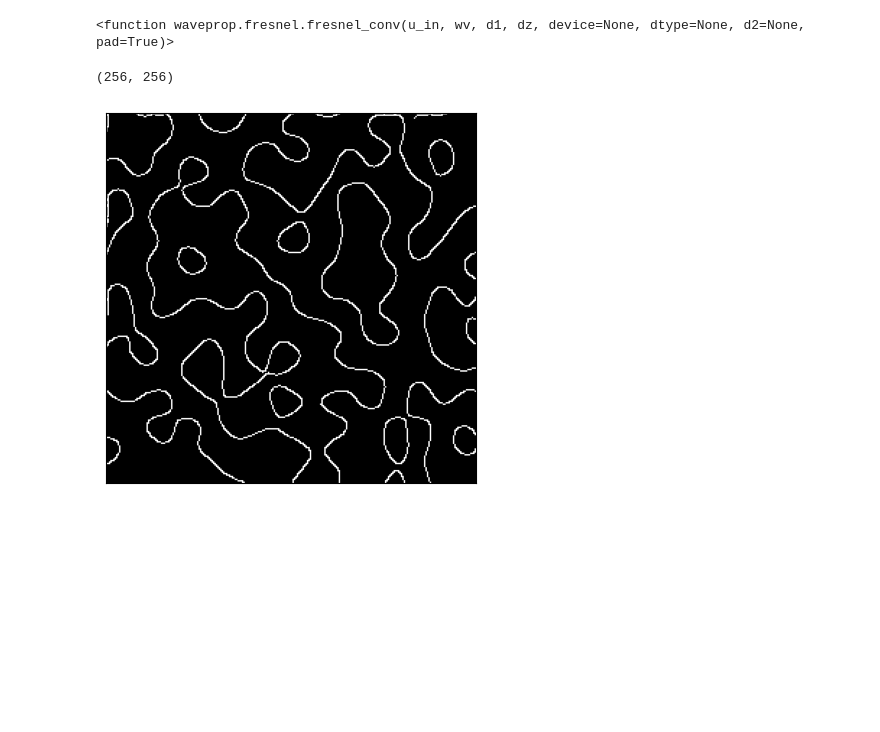
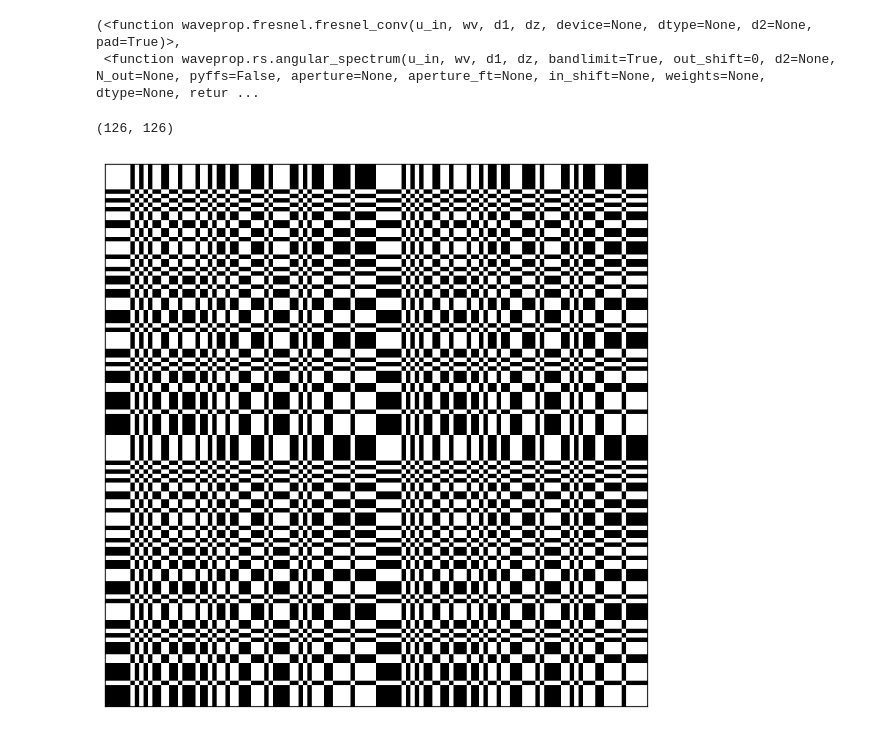
Before and after one commit to LCAV/LenslessPiCam, a Jupyter notebook: masks/mask_class/iterative_phase_retrieval.ipynb, the cells around one changed output. Saved outputs shown, nothing was run; the diff lists cells and outputs as text; code cells hidden in the pictures; blank space fills up the shorter version.

```diff
--- a/masks/mask_class/iterative_phase_retrieval.ipynb
+++ b/masks/mask_class/iterative_phase_retrieval.ipynb
@@ -3,16 +3,19 @@ import numpy as np
 import progressbar
 import matplotlib.pyplot as plt
 from waveprop.fresnel import fresnel_conv
-fresnel_conv
+from waveprop.rs import angular_spectrum
+fresnel_conv, angular_spectrum
 # %% [output]
-<function waveprop.fresnel.fresnel_conv(u_in, wv, d1, dz, device=None, dtype=None, d2=None, pad=True)>
+(<function waveprop.fresnel.fresnel_conv(u_in, wv, d1, dz, device=None, dtype=None, d2=None, pad=True)>,
+ <function waveprop.rs.angular_spectrum(u_in, wv, d1, dz, bandlimit=True, out_shift=0, d2=None, N_out=None, pyffs=False, aperture=None, aperture_ft=None, in_shift=None, weights=None, dtype=None, retur ...
 # %%
-#mask = np.load('../FlatCam/MLS/MLS_6bits.npy')
-mask = np.load('../PhlatCam/edges_dim256x256_res8x8.npy')
+mask = np.load('../FlatCam/MLS/MLS_6bits.npy')
+#mask = np.load('../PhlatCam/edges_dim256x256_res8x8.npy')
 #mask = np.load('..//FresnelZoneAperture/fza_dim510x255_r30.npy')
+plt.figure(figsize=(8,8))
 plt.imshow(mask, cmap='gray')
 _ = plt.xticks([]), plt.yticks([])
 mask.shape
 # %% [output]
-(256, 256)
+(126, 126)
-[figure, old version]
+[figure, new version]
```
Also changed, not shown: parts of 6 cells of this notebook, 3 other files.
